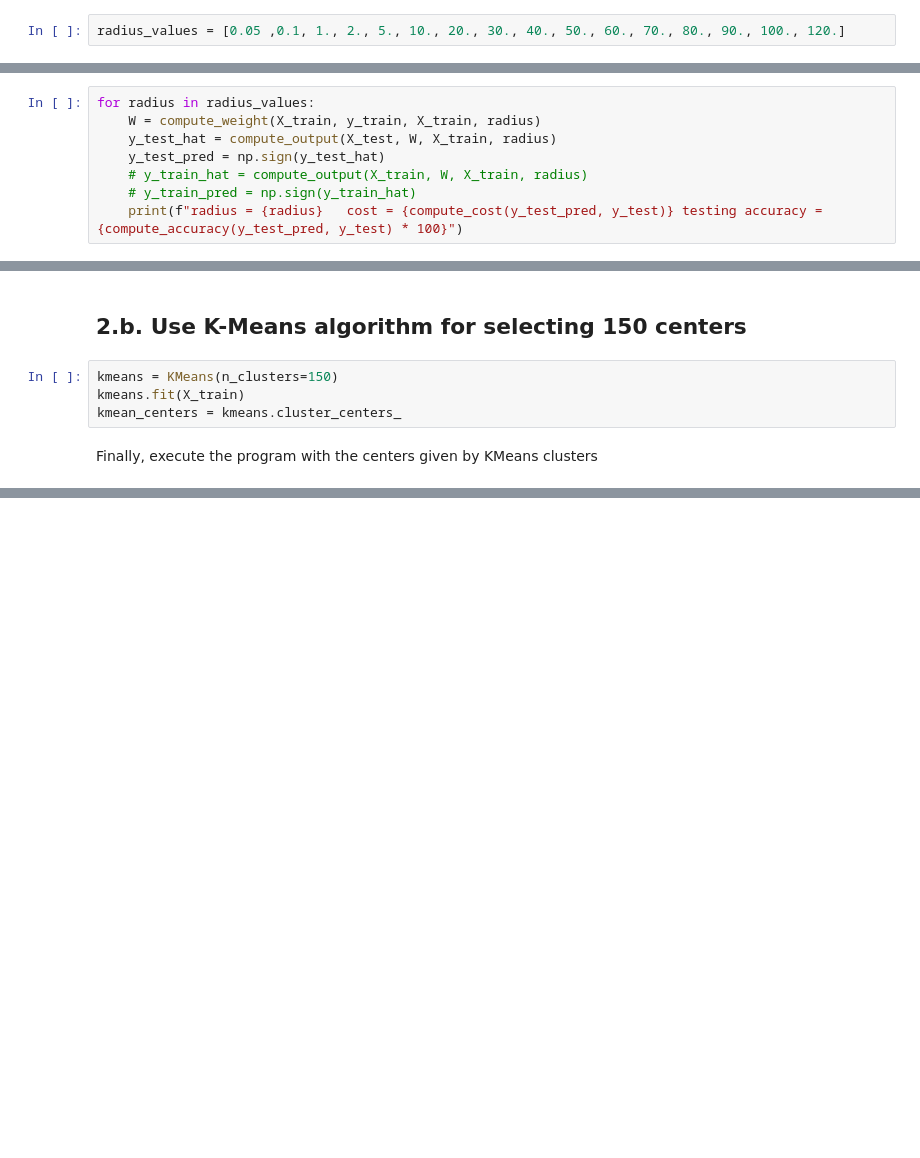
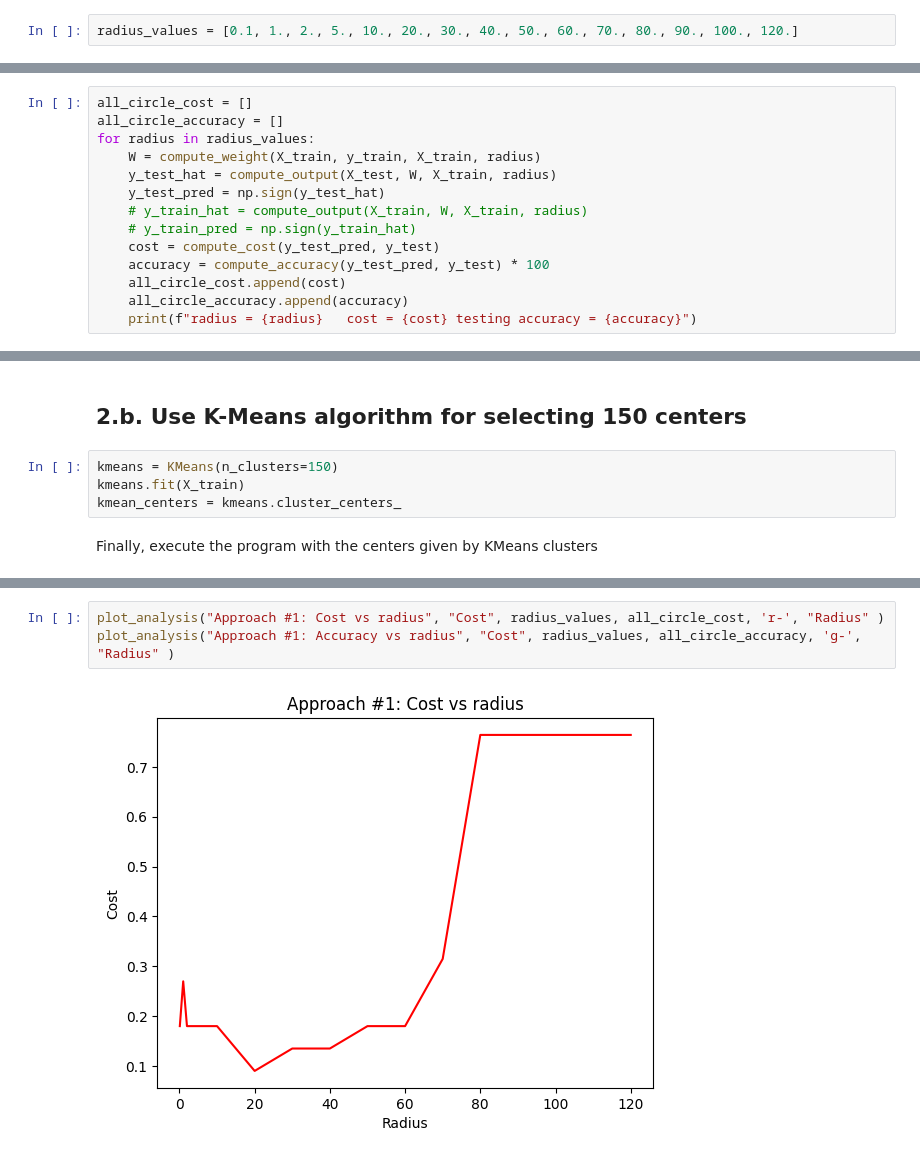
Before and after one commit to ECE657/Assignment2, a Jupyter notebook: Problem2.ipynb, the cells around one changed output, grey strips where cells are left out. Drawn from its saved outputs; the diff is of its cells as text; blank space fills up the shorter version.

Commit message:
add plots and analysis

```diff
--- a/Problem2.ipynb
+++ b/Problem2.ipynb
@@ -19,7 +17,7 @@ Enter here
 # %% [markdown]
 The spread parameters are preset as follow
 # %%
-radius_values = [0.05 ,0.1, 1., 2., 5., 10., 20., 30., 40., 50., 60., 70., 80., 90., 100., 120.]
+radius_values = [0.1, 1., 2., 5., 10., 20., 30., 40., 50., 60., 70., 80., 90., 100., 120.]
 # %% [markdown]
 Firstly, let's compute the gaussian matrix $$g_j=gaussian(d_j)=e^{\frac{-{d_j}^2}{2\sigma^2}}$$ where
 $d_j = ||X-c_j||$ and $c_j$ is each element in centers
@@ -55,11 +53,17 @@ Carry out the design of RBF NN based on Gaussian kernel functions with constant
 the points in the training set as centers of the RB functions. Compare the performance results (mean square
 error) as you vary the spread parameter while keeping it the same for all kernel functions. Discuss your findings.
 # %%
+all_circle_cost = []
+all_circle_accuracy = []
 for radius in radius_values:
     W = compute_weight(X_train, y_train, X_train, radius)
     y_test_hat = compute_output(X_test, W, X_train, radius)
     y_test_pred = np.sign(y_test_hat)
     # y_train_hat = compute_output(X_train, W, X_train, radius)
     # y_train_pred = np.sign(y_train_hat)
-    print(f"radius = {radius}   cost = {compute_cost(y_test_pred, y_test)} testing accuracy = {compute_accuracy(y_test_pred, y_test) * 100}")
+    cost = compute_cost(y_test_pred, y_test)
+    accuracy = compute_accuracy(y_test_pred, y_test) * 100
+    all_circle_cost.append(cost)
+    all_circle_accuracy.append(accuracy)
+    print(f"radius = {radius}   cost = {cost} testing accuracy = {accuracy}")
 # %% [output]
@@ -157,0 +168,5 @@ radius = 200.0   cost = 0.7640449438202247   accuracy = 80.89887640449437
+# %%
+plot_analysis("Approach #1: Cost vs radius", "Cost", radius_values, all_circle_cost, 'r-', "Radius" )
+plot_analysis("Approach #1: Accuracy vs radius", "Cost", radius_values, all_circle_accuracy, 'g-', "Radius" )
+# %% [output]
+[figure, added]
```
Also changed, not shown: parts of 19 cells of this notebook, 2 other files.
